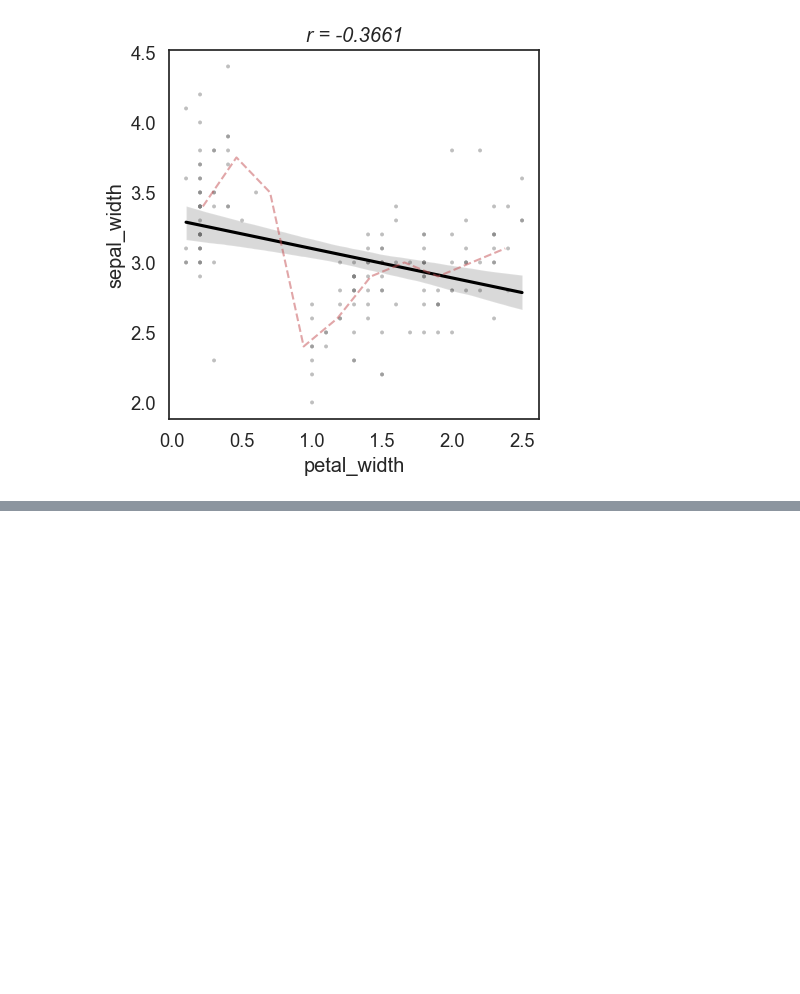
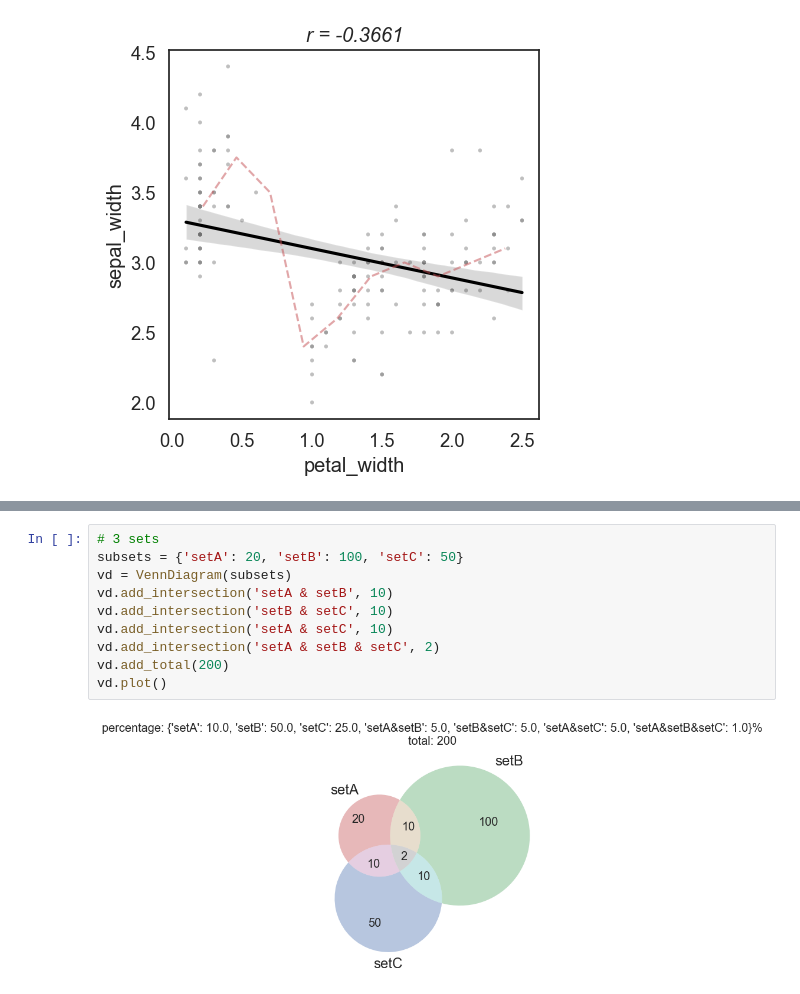
Before and after one commit to ytsimon2004/neuralib, a Jupyter notebook: doc/source/notebooks/example_neuralib_plot.ipynb, the cells around one changed output, grey strips where cells are left out. Drawn from its saved outputs; the diff is of its cells as text; blank space fills up the shorter version.

```diff
--- a/doc/source/notebooks/example_neuralib_plot.ipynb
+++ b/doc/source/notebooks/example_neuralib_plot.ipynb
@@ -78,0 +79,12 @@ plot_venn(ax, vhandler=venn, labels=['a', 'b'])
+# %%
+# 3 sets
+subsets = {'setA': 20, 'setB': 100, 'setC': 50}
+vd = VennDiagram(subsets)
+vd.add_intersection('setA & setB', 10)
+vd.add_intersection('setB & setC', 10)
+vd.add_intersection('setA & setC', 10)
+vd.add_intersection('setA & setB & setC', 2)
+vd.add_total(200)
+vd.plot()
+# %% [output]
+[figure, added]
```
Also changed, not shown: parts of 9 cells of this notebook, 7 other files.
